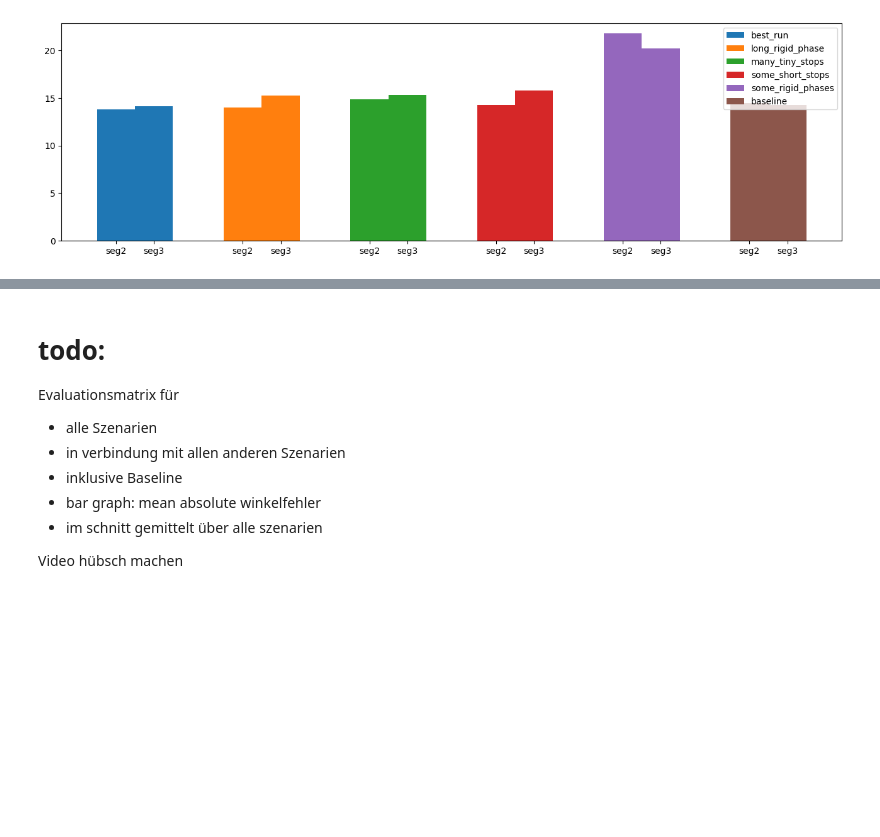
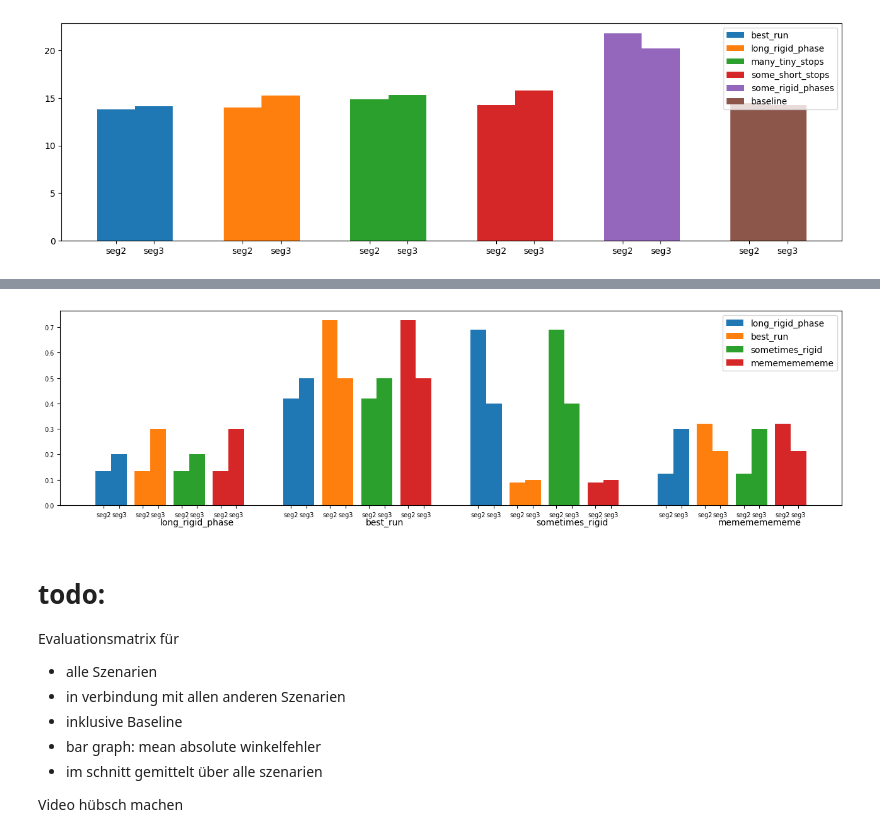
Before and after one commit to motschel123/Prism, a Jupyter notebook: inference/inference_test.ipynb, the cells around one changed output, grey strips where cells are left out. Saved outputs shown, nothing was run; the diff lists cells and outputs as text; code cells hidden in the pictures; blank space fills up the shorter version.

```diff
--- a/inference/inference_test.ipynb
+++ b/inference/inference_test.ipynb
@@ -625,3 +625,98 @@ plt.plot()
  'seg2',
  'seg3']
 [figure]
+# %%
+import jax.tree_util as jtu
+import matplotlib.pyplot as plt
+from matplotlib.transforms import blended_transform_factory
+
+all_means = {
+    "long_rigid_phase": {
+        "a" : {"seg2": 0.1337, "seg3": 0.2},
+        "b" : {"seg2": 0.420, "seg3": 0.5},
+        "c" : {"seg2": 0.69, "seg3": 0.4},
+        "d" : {"seg2": 0.123, "seg3": 0.3}
+    },
+    "best_run" : {
+        "a" : {"seg2": 0.1334, "seg3": 0.3},
+        "b" : {"seg2": 0.728, "seg3": 0.5},
+        "c" : {"seg2": 0.09, "seg3": 0.1},
+        "d" : {"seg2": 0.321, "seg3": 0.213}
+    },
+    "sometimes_rigid": {
+        "a" : {"seg2": 0.1337, "seg3": 0.2},
+        "b" : {"seg2": 0.420, "seg3": 0.5},
+        "c" : {"seg2": 0.69, "seg3": 0.4},
+        "d" : {"seg2": 0.123, "seg3": 0.3}
+    },
+    "memememememe" : {
+        "a" : {"seg2": 0.1334, "seg3": 0.3},
+        "b" : {"seg2": 0.728, "seg3": 0.5},
+        "c" : {"seg2": 0.09, "seg3": 0.1},
+        "d" : {"seg2": 0.321, "seg3": 0.213}
+    }
+}
+"""transposed = {}
+def transpose_fun(path, key):
+    topic = path[0].key
+    run = path[1].key
+    segment = path[2].key
+    if not run in transposed:
+        transposed[run] = {}
+    if not topic in transposed[run]:
+        transposed[run][topic] = {}
+    transposed[run][topic][segment] = key
+
+jtu.tree_map_with_path(transpose_fun, all_means)
+print(transposed)
+
+fig, axs = plt.subplots(1, 1, figsize=(16, 4))
+
+n_groups = len(transposed)
+
+
+for i, (key, value) in enumerate(transposed.items()):
+    # print(key, value)
+    values, _ = jtu.tree_flatten(transposed[key])
+    #x = jnp.arange(len(values))
+    bar_width = 1 / (len(values) + 2)
+    delta = bar_width/2
+    positions = []
+    for j in range(len(values)):
+        if len(positions) == 0:
+            positions.append(i)
+        else:
+           positions.append(positions[-1] + bar_width)
+           if j % 2 == 0:
+               positions[-1] += delta
+
+    print(positions)
+    rects = axs.bar(positions, jtu.tree_flatten(transposed[key])[0], bar_width, label=key)"""
+
+fig, axs = plt.subplots(1, 1, figsize=(16, 4))
+bar_width = 1/(len(all_means) * 3)
+
+xticks = []
+xticklabels = []
+
+
+
+axs.set_xticks([])
+for i, (key, values) in enumerate(all_means.items()):
+    # print(range(len(values)))
+    positions_a = [j + i * bar_width * 2.5 for j in range(len(values))]
+    positions_b = [j + bar_width for j in positions_a]
+    positions = [x for pair in zip(positions_a, positions_b) for x in pair]
+    keys = [path[1].key for path, _ in jtu.tree_flatten_with_path(all_means[key])[0]]
+    print(key, positions)
+    rects = axs.bar(positions, jtu.tree_flatten(all_means[key])[0], bar_width, label=key)
+    #print(rects.get_children()[0].get_center())
+    xticks += positions
+    xticklabels += keys
+    axs.text(i + 0.5, -0.1, key, ha='center', transform=transform)
+
+axs.set_xticks(xticks)
+axs.set_xticklabels(xticklabels)
+axs.tick_params(labelsize=7, direction="out")
+axs.legend()
+# %% [output]
@@ -628,3 +728,4 @@ plt.plot()
+[figure, added]
 # %% [markdown]
 # todo:
 Evaluationsmatrix für
```
Also changed, not shown: parts of 1 cell of this notebook, 2 other files.
